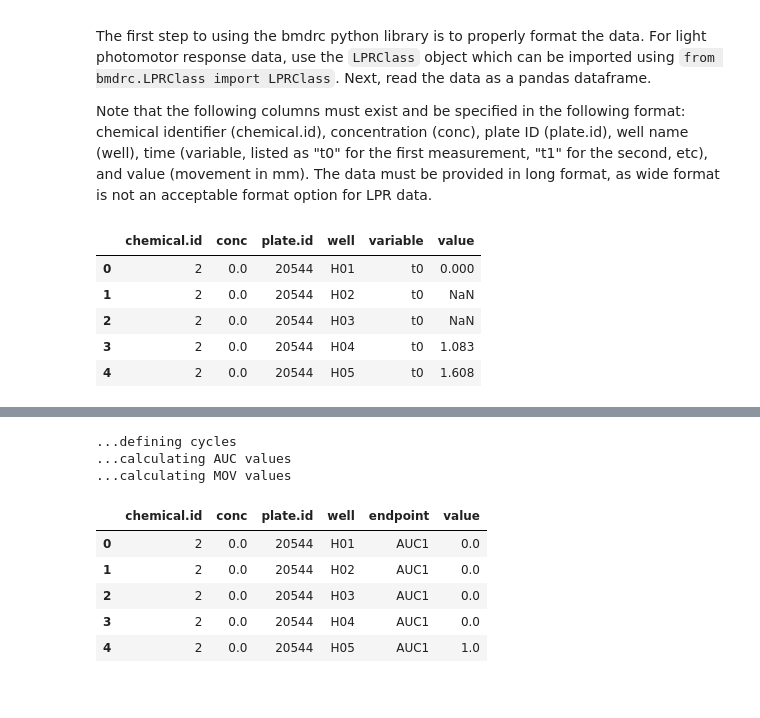
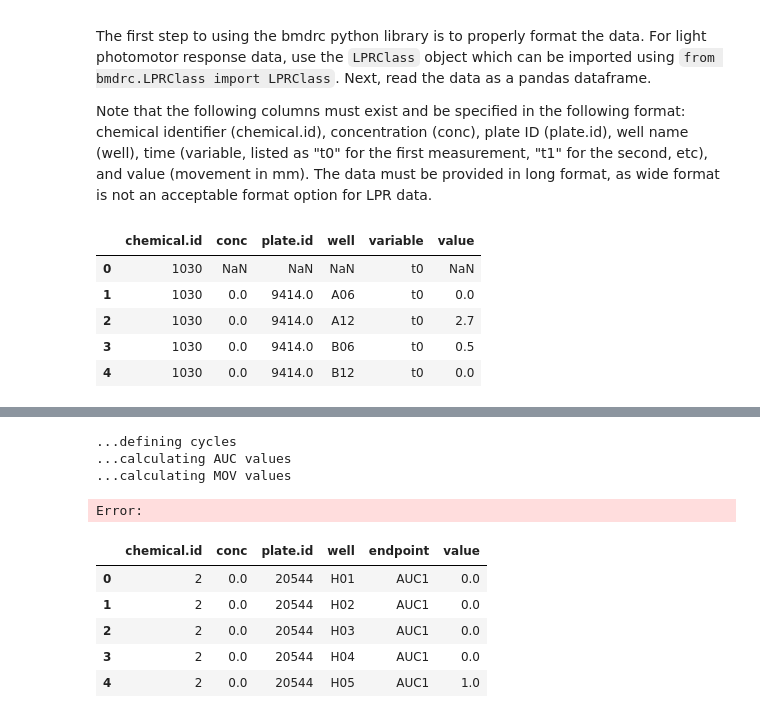
Before and after one commit to PNNL-CompBio/bmdrc, a Jupyter notebook: vignettes/LPR Class Example.ipynb, the cells around one changed output, grey strips where cells are left out. Drawn from its saved outputs; the diff is of its cells as text; code cells hidden in the pictures.

```diff
--- a/vignettes/LPR Class Example.ipynb
+++ b/vignettes/LPR Class Example.ipynb
@@ -45,14 +45,14 @@ The first step to using the bmdrc python library is to properly format the data.
 
 Note that the following columns must exist and be specified in the following format: chemical identifier (chemical.id), concentration (conc), plate ID (plate.id), well name (well), time (variable, listed as "t0" for the first measurement, "t1" for the second, etc), and value (movement in mm). The data must be provided in long format, as wide format is not an acceptable format option for LPR data.
 # %%
-pd.read_csv("../data/LPR_Long.csv").head()
+pd.read_csv("/Users/degn400/Downloads/344_zf_LPR_data_phase_1_2_2020JUNE25_updated_plate_id_for_TX_tall_fixed_merged.csv.gz").head()
 # %% [output]
 |  | chemical.id | conc | plate.id | well | variable | value |
-| 0 | 2 | 0.0 | 20544 | H01 | t0 | 0.000 |
-| 1 | 2 | 0.0 | 20544 | H02 | t0 | NaN |
-| 2 | 2 | 0.0 | 20544 | H03 | t0 | NaN |
-| 3 | 2 | 0.0 | 20544 | H04 | t0 | 1.083 |
-| 4 | 2 | 0.0 | 20544 | H05 | t0 | 1.608 |
+| 0 | 1030 | NaN | NaN | NaN | t0 | NaN |
+| 1 | 1030 | 0.0 | 9414.0 | A06 | t0 | 0.0 |
+| 2 | 1030 | 0.0 | 9414.0 | A12 | t0 | 2.7 |
+| 3 | 1030 | 0.0 | 9414.0 | B06 | t0 | 0.5 |
+| 4 | 1030 | 0.0 | 9414.0 | B12 | t0 | 0.0 |
 # %% [markdown]
 The following information must be provided to calculate LPR cycles: the cycle_length, the cycle_cooldown, and the starting_cycle value. In this specific instance, cycles are measured in 6 second intervals, so a length of 20 represents 120 second or 2 minutes. Between 2 minute measurement times, there are 1 minute cooldowns. Here, we calculate the difference in the area under the curve (AUC) between dark and light cycles, so specifying whether the first cycle - the starting cycle - is a "light" or "dark" cycle is important. The other endpoint that is calculated for this data, besides AUC, is MOV, which is the difference in movement between transtion periods. Here we have an example where the cycle_length is 120 seconds (20 sets of 6 second intervals), cycel_cooldown is 60 seconds (10 sets of 6 second intervals), and the first measurement is a "light" cycle.
 
@@ -62,7 +62,7 @@ from bmdrc.LPRClass import LPRClass
 
 # Convert the continuous data to dichotomous
 LPR = LPRClass(
-    df = pd.read_csv("../data/LPR_Long.csv"),
+    df = pd.read_csv("/Users/degn400/Downloads/344_zf_LPR_data_phase_1_2_2020JUNE25_updated_plate_id_for_TX_tall_fixed_merged.csv.gz"),
     chemical = "chemical.id",
     plate = "plate.id",
     well = "well",
@@ -77,6 +77,7 @@ LPR = LPRClass(
 ...defining cycles
 ...calculating AUC values
 ...calculating MOV values
+Error:
 # %%
 # Here we can see the dichotomous data, which follows the same format as we've seen for the morphological example in the "Binary Class Example" jupyter notebook
 LPR.df.head()
```
Also changed, not shown: 1 other file.
